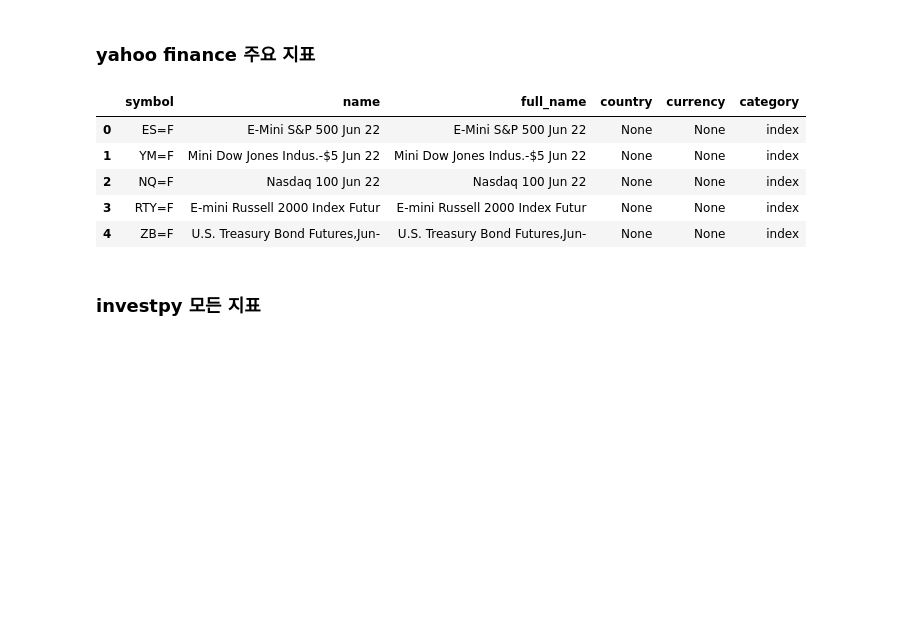
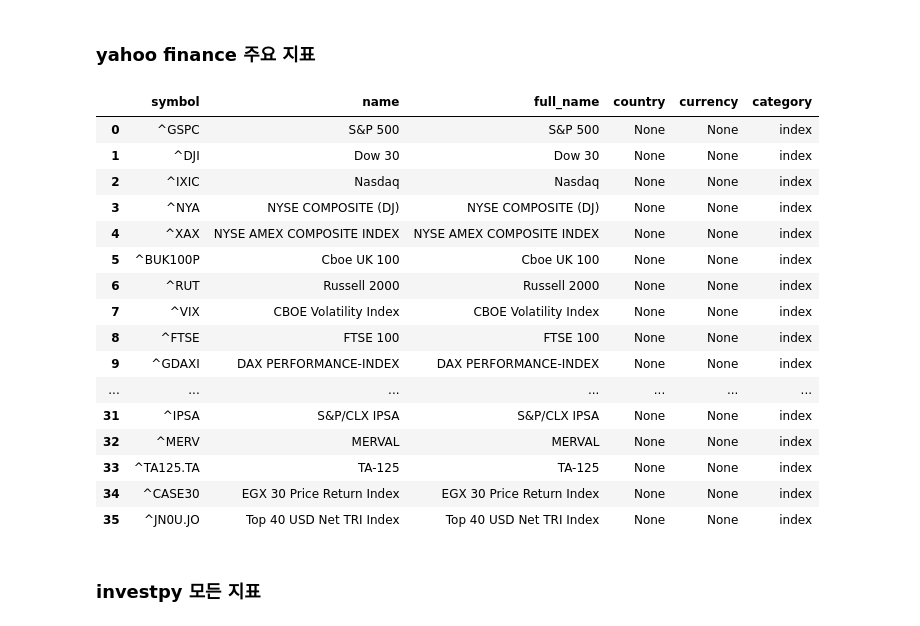
Before and after one commit to vifootball/stock-database-builder, a Jupyter notebook: get_data.ipynb, the cells around one changed output. Cells and saved outputs as stored; diff of their text form; code cells hidden in the pictures; blank space fills up the shorter version.

```diff
--- a/get_data.ipynb
+++ b/get_data.ipynb
@@ -384,31 +489,42 @@ df.set_index('Date').rolling(window=365,  min_periods=1).mean()
 # %%
 # https://www.inflearn.com/questions/152894
 # symbol, Name, category
 
 def get_indices_from_yahoo_finance(url):
 
     response = requests.get(url)
     html = bs(response.text, "lxml")
     html_table = html.select("table")
     table = pd.read_html(str(html_table))
     df_indices = table[0][['Symbol','Name']]
     df_indices['full_name'] = df_indices['Name']
     df_indices['country'] = None
     df_indices['currency'] = None
     df_indices['category'] = 'index'
     df_indices.columns = df_indices.columns.str.lower().to_list()
     return df_indices
 
 url_world_indices = 'https://finance.yahoo.com/world-indices'
 url_futures = 'https://finance.yahoo.com/commodities'
-get_indices_from_yahoo_finance(url_futures).head()
+get_indices_from_yahoo_finance(url_world_indices)
 # %% [output]
 |  | symbol | name | full_name | country | currency | category |
-| 0 | ES=F | E-Mini S&P 500 Jun 22 | E-Mini S&P 500 Jun 22 | None | None | index |
-| 1 | YM=F | Mini Dow Jones Indus.-$5 Jun 22 | Mini Dow Jones Indus.-$5 Jun 22 | None | None | index |
-| 2 | NQ=F | Nasdaq 100 Jun 22 | Nasdaq 100 Jun 22 | None | None | index |
-| 3 | RTY=F | E-mini Russell 2000 Index Futur | E-mini Russell 2000 Index Futur | None | None | index |
-| 4 | ZB=F | U.S. Treasury Bond Futures,Jun- | U.S. Treasury Bond Futures,Jun- | None | None | index |
+| 0 | ^GSPC | S&P 500 | S&P 500 | None | None | index |
+| 1 | ^DJI | Dow 30 | Dow 30 | None | None | index |
+| 2 | ^IXIC | Nasdaq | Nasdaq | None | None | index |
+| 3 | ^NYA | NYSE COMPOSITE (DJ) | NYSE COMPOSITE (DJ) | None | None | index |
+| 4 | ^XAX | NYSE AMEX COMPOSITE INDEX | NYSE AMEX COMPOSITE INDEX | None | None | index |
+| 5 | ^BUK100P | Cboe UK 100 | Cboe UK 100 | None | None | index |
+| 6 | ^RUT | Russell 2000 | Russell 2000 | None | None | index |
+| 7 | ^VIX | CBOE Volatility Index | CBOE Volatility Index | None | None | index |
+| 8 | ^FTSE | FTSE 100 | FTSE 100 | None | None | index |
+| 9 | ^GDAXI | DAX PERFORMANCE-INDEX | DAX PERFORMANCE-INDEX | None | None | index |
+| ... | ... | ... | ... | ... | ... | ... |
+| 31 | ^IPSA | S&P/CLX IPSA | S&P/CLX IPSA | None | None | index |
+| 32 | ^MERV | MERVAL | MERVAL | None | None | index |
+| 33 | ^TA125.TA | TA-125 | TA-125 | None | None | index |
+| 34 | ^CASE30 | EGX 30 Price Return Index | EGX 30 Price Return Index | None | None | index |
+| 35 | ^JN0U.JO | Top 40 USD Net TRI Index | Top 40 USD Net TRI Index | None | None | index |
 # %%
 yf.Ticker('ETH-USD').history(period='max')
 # %% [markdown]
```
Also changed, not shown: parts of 26 cells of this notebook, 2 other files.
